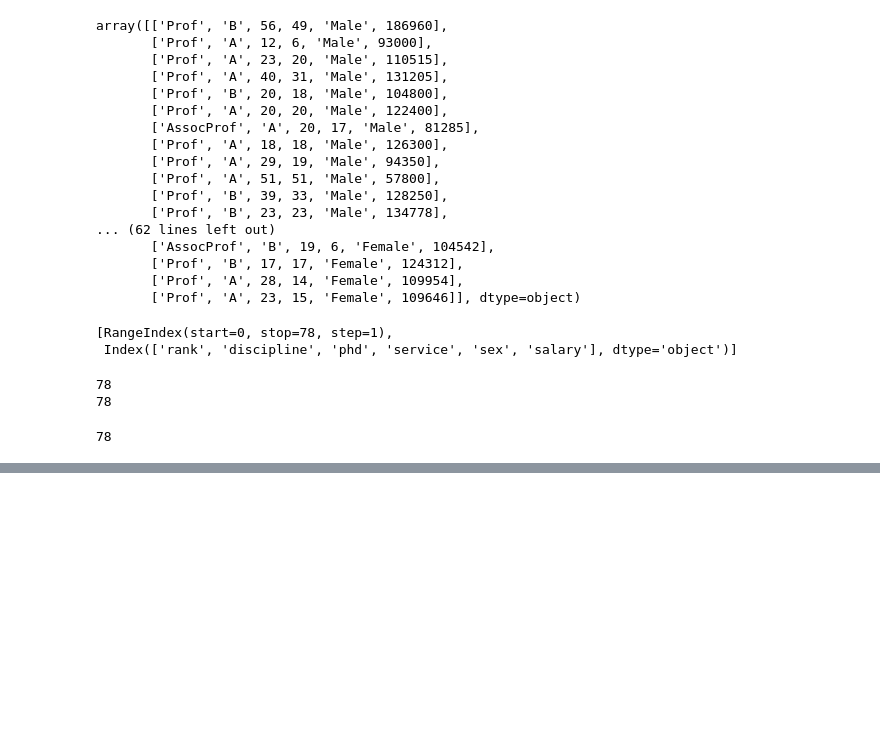
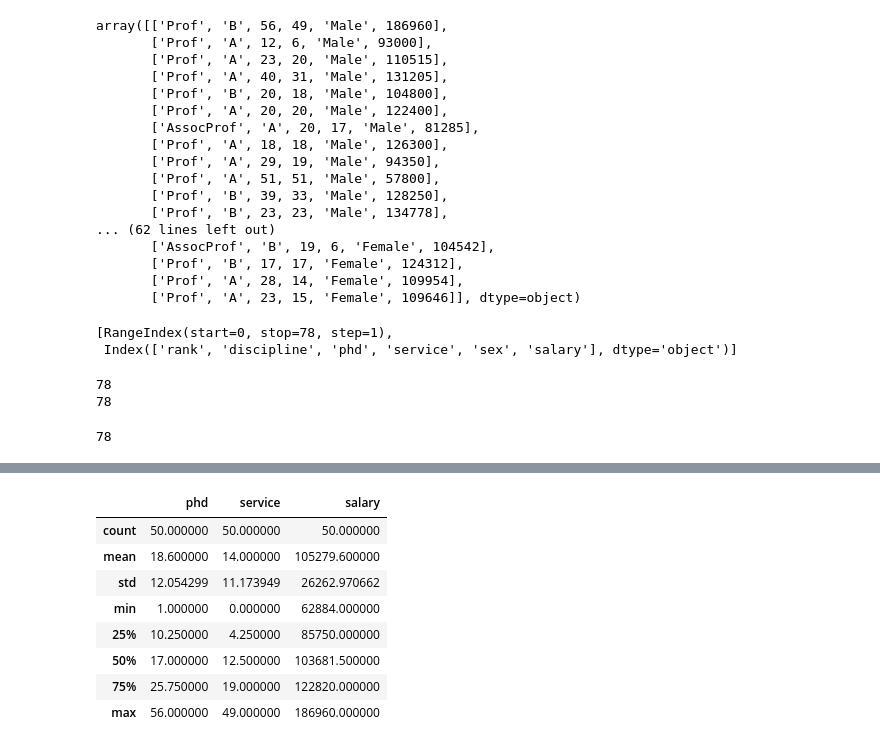
Before and after one commit to lokeshudalkar/Data_Science, a Jupyter notebook: DataScience.ipynb, the cells around one changed output, grey strips where cells are left out. Cells and saved outputs as stored; diff of their text form; code cells hidden in the pictures; blank space fills up the shorter version.

```diff
--- a/DataScience.ipynb
+++ b/DataScience.ipynb
@@ -145,0 +208,12 @@ print(num_rows)
+# %%
+df1.describe()
+# %% [output]
+|  | phd | service | salary |
+| count | 50.000000 | 50.000000 | 50.000000 |
+| mean | 18.600000 | 14.000000 | 105279.600000 |
+| std | 12.054299 | 11.173949 | 26262.970662 |
+| min | 1.000000 | 0.000000 | 62884.000000 |
+| 25% | 10.250000 | 4.250000 | 85750.000000 |
+| 50% | 17.000000 | 12.500000 | 103681.500000 |
+| 75% | 25.750000 | 19.000000 | 122820.000000 |
+| max | 56.000000 | 49.000000 | 186960.000000 |
```
Also changed, not shown: parts of 15 cells of this notebook.
